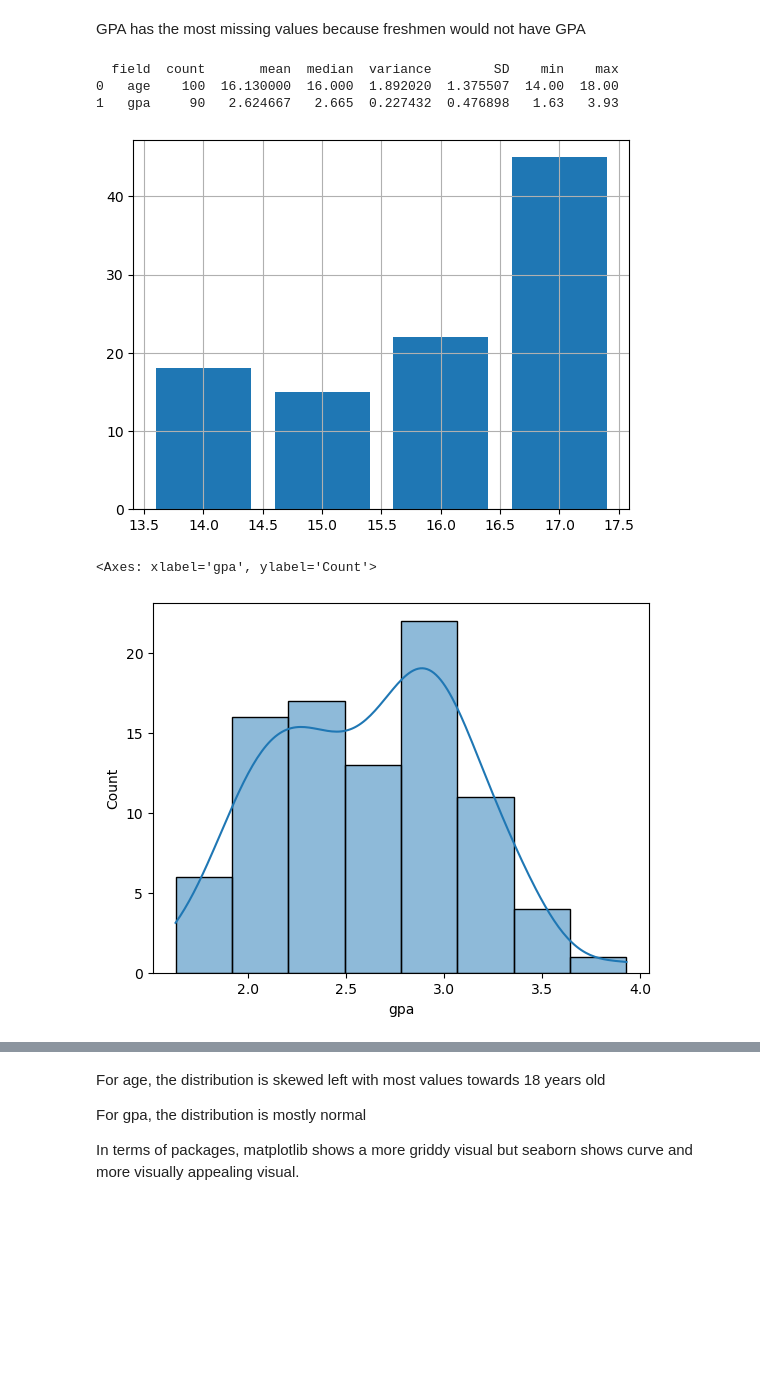
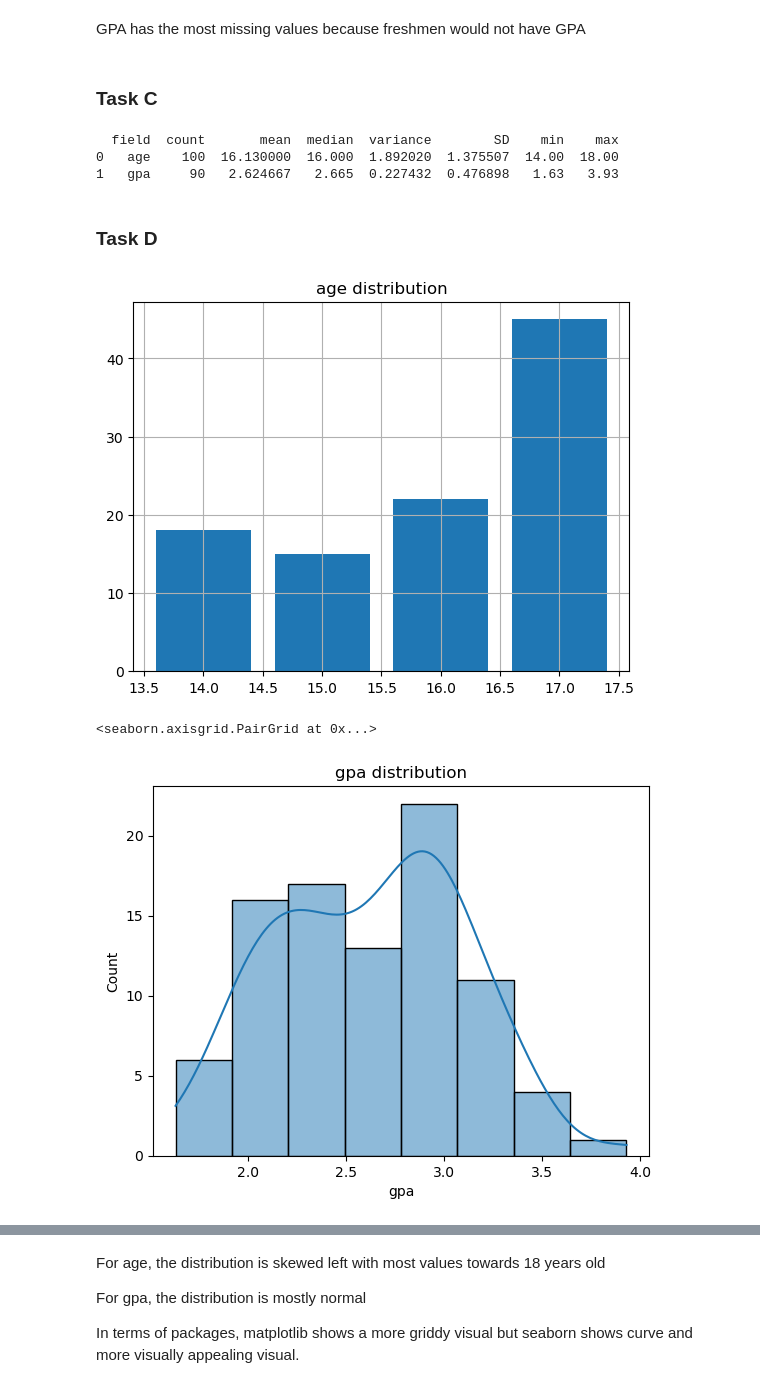
Before and after one commit to evanisgreat/lab-5-eda, a Jupyter notebook: notebooks/eda.ipynb, the cells around one changed output, grey strips where cells are left out. Cells and saved outputs as stored; diff of their text form; code cells hidden in the pictures; blank space fills up the shorter version.

```diff
--- a/notebooks/eda.ipynb
+++ b/notebooks/eda.ipynb
@@ -40,6 +44,8 @@ year           0
 dtype: int64
 # %% [markdown]
 GPA has the most missing values because freshmen would not have GPA
+# %% [markdown]
+### Task C
 # %%
 import statistics
 
@@ -73,14 +79,23 @@ print(summary)
   field  count       mean  median  variance        SD    min    max
 0   age    100  16.130000  16.000  1.892020  1.375507  14.00  18.00
 1   gpa     90   2.624667   2.665  0.227432  0.476898   1.63   3.93
+# %% [markdown]
+### Task D
 # %%
 import matplotlib.pyplot as plt
 import seaborn as sns
+import sys
+import os
+sys.path.append(os.path.abspath('..'))
+from src import plot_hist
 
-df['age'].hist(bins=range(14, 19), align='left', rwidth=0.8)
-plt.show()
+plot_hist(df, 'age', range(14, 19))
+
 sns.histplot(df["gpa"], kde=True)
+plt.title('gpa distribution')
+
+sns.pairplot(df)
 # %% [output]
-[figure, old version]
+[figure, new version]
-<Axes: xlabel='gpa', ylabel='Count'>
+<seaborn.axisgrid.PairGrid at 0x...>
-[figure, old version]
+[figure, new version]
```
Also changed, not shown: parts of 7 cells of this notebook, 4 other files.
